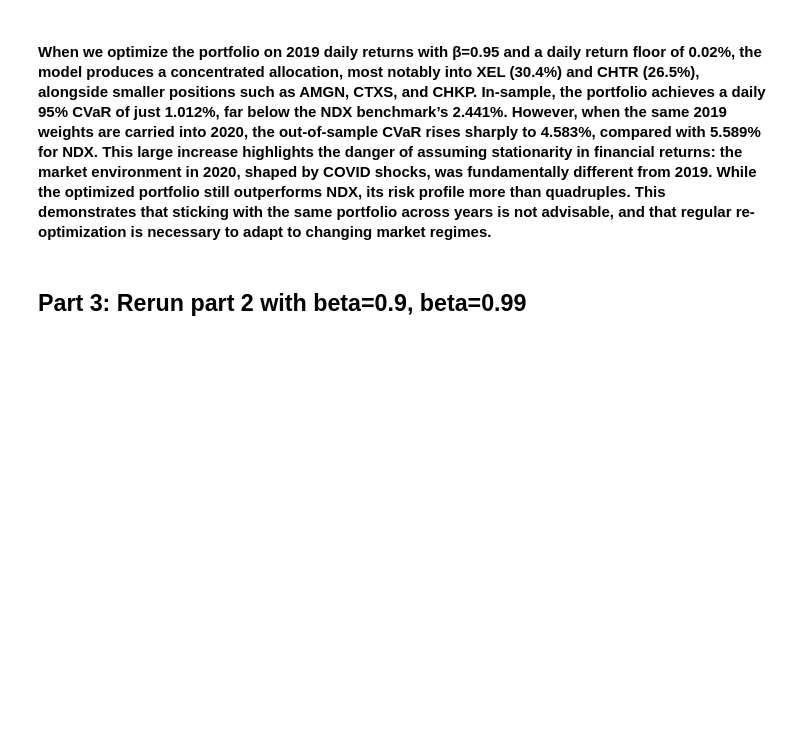
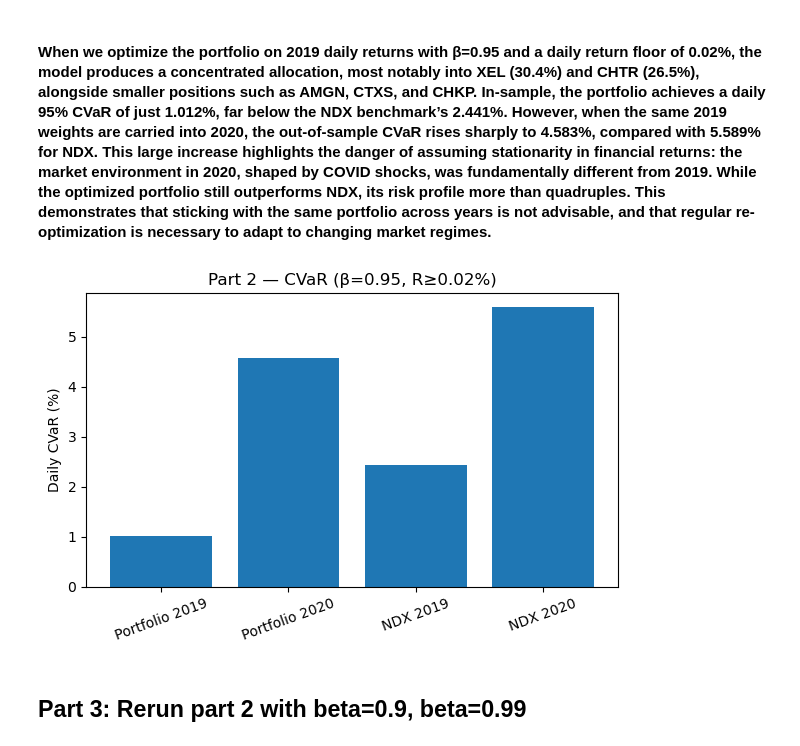
Before and after one commit to graccelinn/optimization_project1, a Jupyter notebook: project_1.ipynb, the cells around one changed output. Saved outputs shown, nothing was run; the diff lists cells and outputs as text; code cells hidden in the pictures; blank space fills up the shorter version.

Commit message:
updated parts 2 and 3 with charts

```diff
--- a/project_1.ipynb
+++ b/project_1.ipynb
@@ -122,6 +126,25 @@ EBAY    0.023486
 dtype: float64
 # %% [markdown]
 #### When we optimize the portfolio on 2019 daily returns with β=0.95 and a daily return floor of 0.02%, the model produces a concentrated allocation, most notably into XEL (30.4%) and CHTR (26.5%), alongside smaller positions such as AMGN, CTXS, and CHKP. In-sample, the portfolio achieves a daily 95% CVaR of just 1.012%, far below the NDX benchmark’s 2.441%. However, when the same 2019 weights are carried into 2020, the out-of-sample CVaR rises sharply to 4.583%, compared with 5.589% for NDX. This large increase highlights the danger of assuming stationarity in financial returns: the market environment in 2020, shaped by COVID shocks, was fundamentally different from 2019. While the optimized portfolio still outperforms NDX, its risk profile more than quadruples. This demonstrates that sticking with the same portfolio across years is not advisable, and that regular re-optimization is necessary to adapt to changing market regimes.
+# %%
+## Portfolio Daily CVaR 2019 vs 2020
+
+import matplotlib.pyplot as plt
+
+# assumes you already ran Part 2 and have: c19, c20, ndx19, ndx20
+labels = ["Portfolio 2019", "Portfolio 2020", "NDX 2019", "NDX 2020"]
+vals   = [100*c19, 100*c20, 100*ndx19, 100*ndx20]
+
+plt.figure(figsize=(6,4))
+plt.bar(labels, vals)
+plt.ylabel("Daily CVaR (%)")
+plt.title("Part 2 — CVaR (β=0.95, R≥0.02%)")
+plt.xticks(rotation=20)
+plt.tight_layout()
+plt.show()
+# plt.savefig("part2_cvar_comparison.png", dpi=200)
+# %% [output]
+[figure, added]
 # %% [markdown]
 ## **Part 3: Rerun part 2 with beta=0.9, beta=0.99**
 # %%
```
Also changed, not shown: parts of 2 cells of this notebook.
